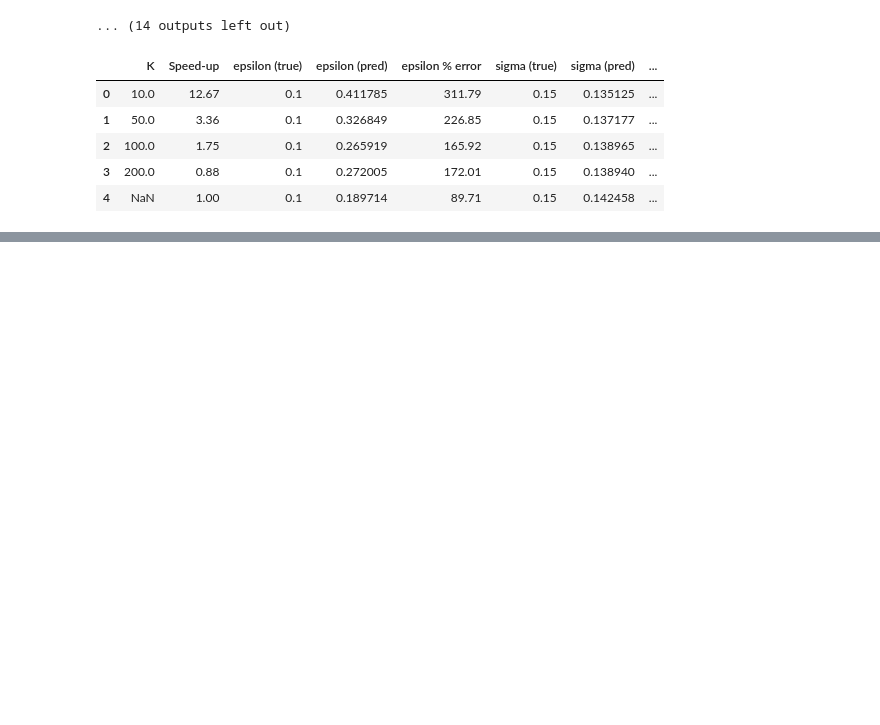
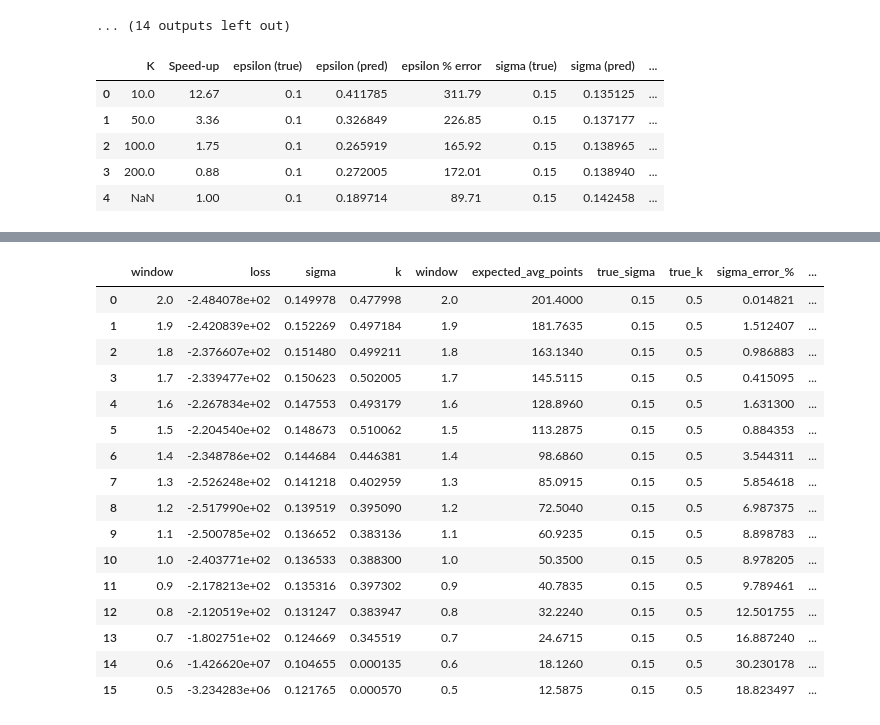
Before and after one commit to katonapng/score_matching, a Jupyter notebook: models_notebooks/SM_gibbs.ipynb, the cells around one changed output, grey strips where cells are left out. Saved outputs shown, nothing was run; the diff lists cells and outputs as text; code cells hidden in the pictures; blank space fills up the shorter version.

Commit message:
update parametric Gibbs

```diff
--- a/models_notebooks/SM_gibbs.ipynb
+++ b/models_notebooks/SM_gibbs.ipynb
@@ -699,7 +700,7 @@ def get_min_distances(samples):
     return min_dists
 # %%
 epochs_widget = widgets.IntSlider(
-    value=250, min=0, max=1000, step=10,
+    value=250, min=0, max=1500, step=10,
     description='Epochs:', continuous_update=False
 )
 
@@ -1201,0 +1330,53 @@ display(df_table)
+# %%
+avg_points_full = np.mean([len(s) for s in samples])
+
+expected_points = []
+for w in window_sizes:
+    area_ratio = ((2 * w) ** 2) / ((2 * 2) ** 2)  # (window area) / (full area)
+    N_expected_avg = avg_points_full * area_ratio
+    expected_points.append({
+        "window": float(w),
+        "expected_avg_points": N_expected_avg.item()
+    })
+
+df_expected = pd.DataFrame(expected_points)
+# %%
+params_df = pd.json_normalize(df_window['params'])
+
+# Transform sigma_raw and k_raw
+params_df['sigma'] = params_df['sigma_raw'].apply(lambda x: float(torch.exp(torch.tensor(x))))
+params_df['k'] = params_df['k_raw'].apply(lambda x: float(torch.sigmoid(torch.tensor(x))))
+
+# Drop raw columns
+params_df = params_df.drop(columns=['sigma_raw', 'k_raw'], errors='ignore')
+
+# Concatenate with original df_window
+df_window_expanded = pd.concat([df_window.drop(columns=['params']), params_df, df_expected], axis=1)
+
+# Add true values
+df_window_expanded['true_sigma'] = sigma.item()
+df_window_expanded['true_k'] = k.item()
+
+# Calculate relative errors in %
+df_window_expanded['sigma_error_%'] = 100 * (df_window_expanded['sigma'] - sigma.item()).abs() / sigma.item()
+df_window_expanded['k_error_%'] = 100 * (df_window_expanded['k'] - k.item()).abs() / k.item()
+
+display(df_window_expanded)
+# %% [output]
+|  | window | loss | sigma | k | window | expected_avg_points | true_sigma | true_k | sigma_error_% | ... |
+| 0 | 2.0 | -2.484078e+02 | 0.149978 | 0.477998 | 2.0 | 201.4000 | 0.15 | 0.5 | 0.014821 | ... |
+| 1 | 1.9 | -2.420839e+02 | 0.152269 | 0.497184 | 1.9 | 181.7635 | 0.15 | 0.5 | 1.512407 | ... |
+| 2 | 1.8 | -2.376607e+02 | 0.151480 | 0.499211 | 1.8 | 163.1340 | 0.15 | 0.5 | 0.986883 | ... |
+| 3 | 1.7 | -2.339477e+02 | 0.150623 | 0.502005 | 1.7 | 145.5115 | 0.15 | 0.5 | 0.415095 | ... |
+| 4 | 1.6 | -2.267834e+02 | 0.147553 | 0.493179 | 1.6 | 128.8960 | 0.15 | 0.5 | 1.631300 | ... |
+| 5 | 1.5 | -2.204540e+02 | 0.148673 | 0.510062 | 1.5 | 113.2875 | 0.15 | 0.5 | 0.884353 | ... |
+| 6 | 1.4 | -2.348786e+02 | 0.144684 | 0.446381 | 1.4 | 98.6860 | 0.15 | 0.5 | 3.544311 | ... |
+| 7 | 1.3 | -2.526248e+02 | 0.141218 | 0.402959 | 1.3 | 85.0915 | 0.15 | 0.5 | 5.854618 | ... |
+| 8 | 1.2 | -2.517990e+02 | 0.139519 | 0.395090 | 1.2 | 72.5040 | 0.15 | 0.5 | 6.987375 | ... |
+| 9 | 1.1 | -2.500785e+02 | 0.136652 | 0.383136 | 1.1 | 60.9235 | 0.15 | 0.5 | 8.898783 | ... |
+| 10 | 1.0 | -2.403771e+02 | 0.136533 | 0.388300 | 1.0 | 50.3500 | 0.15 | 0.5 | 8.978205 | ... |
+| 11 | 0.9 | -2.178213e+02 | 0.135316 | 0.397302 | 0.9 | 40.7835 | 0.15 | 0.5 | 9.789461 | ... |
+| 12 | 0.8 | -2.120519e+02 | 0.131247 | 0.383947 | 0.8 | 32.2240 | 0.15 | 0.5 | 12.501755 | ... |
+| 13 | 0.7 | -1.802751e+02 | 0.124669 | 0.345519 | 0.7 | 24.6715 | 0.15 | 0.5 | 16.887240 | ... |
+| 14 | 0.6 | -1.426620e+07 | 0.104655 | 0.000135 | 0.6 | 18.1260 | 0.15 | 0.5 | 30.230178 | ... |
+| 15 | 0.5 | -3.234283e+06 | 0.121765 | 0.000570 | 0.5 | 12.5875 | 0.15 | 0.5 | 18.823497 | ... |
```
Also changed, not shown: parts of 9 cells of this notebook.
